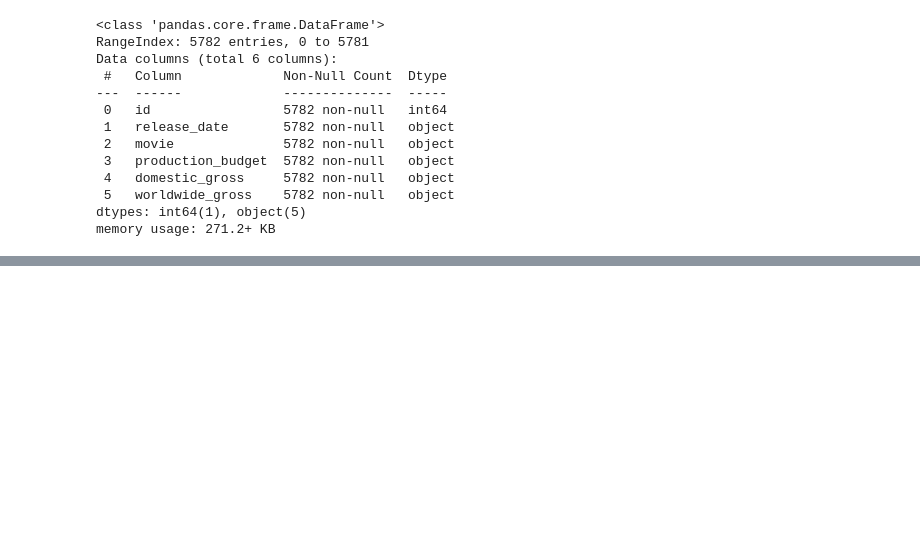
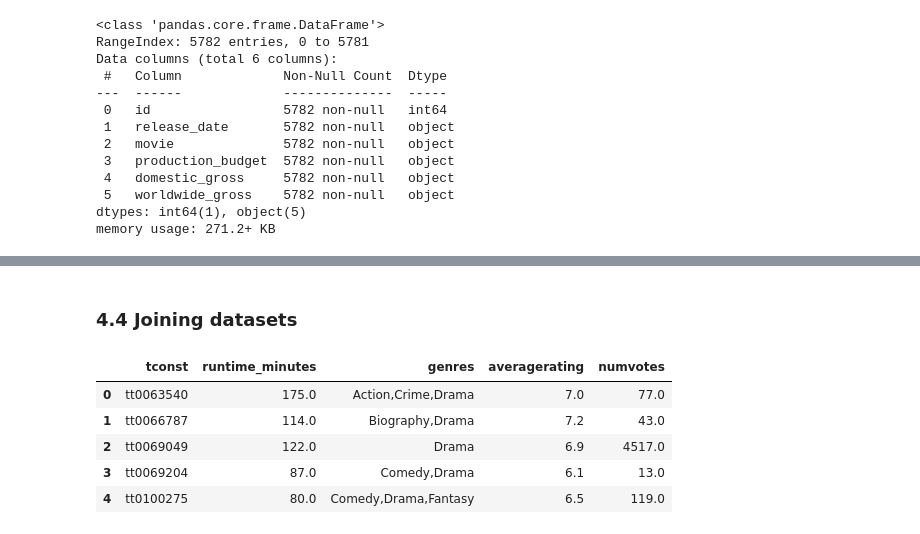
Before and after one commit to KimberlyWairimu/Project-Phase-1, a Jupyter notebook: My_project_1_jupyter_notebook.ipynb, the cells around one changed output, grey strips where cells are left out. Saved outputs shown, nothing was run; the diff lists cells and outputs as text; code cells hidden in the pictures; blank space fills up the shorter version.

```diff
--- a/My_project_1_jupyter_notebook.ipynb
+++ b/My_project_1_jupyter_notebook.ipynb
@@ -204,0 +226,12 @@ memory usage: 271.2+ KB
+# %%
+#dropping all the rows where original title is null
+
+title_basics = title_basics.dropna(axis=0, subset=["original_title"])
+# %%
+#replacing all the values of the run time column with the median
+
+title_basics = title_basics.fillna(title_basics["runtime_minutes"].median())
+# %%
+#replacing the missing values in the genres column with a placeholder
+
+title_basics["genres"] = title_basics["genres"].fillna("Other")
@@ -204,0 +263,5 @@ memory usage: 271.2+ KB
+# %%
+# dropping the primary and original title in the title basics
+
+title_basics.drop(["primary_title" , "original_title","start_year"],axis=1,inplace = True)
+title_basics.head()
@@ -204,0 +299,14 @@ memory usage: 271.2+ KB
+# %% [markdown]
+### 4.4 Joining datasets
+# %%
+#joining the title basics dataframe and the title ratings dataset
+
+merged_dataframe = title_basics.merge(title_ratings, on="tconst" , how = "outer")
+merged_dataframe.head()
+# %% [output]
+|  | tconst | runtime_minutes | genres | averagerating | numvotes |
+| 0 | tt0063540 | 175.0 | Action,Crime,Drama | 7.0 | 77.0 |
+| 1 | tt0066787 | 114.0 | Biography,Drama | 7.2 | 43.0 |
+| 2 | tt0069049 | 122.0 | Drama | 6.9 | 4517.0 |
+| 3 | tt0069204 | 87.0 | Comedy,Drama | 6.1 | 13.0 |
+| 4 | tt0100275 | 80.0 | Comedy,Drama,Fantasy | 6.5 | 119.0 |
```
Also changed, not shown: parts of 20 cells of this notebook.
